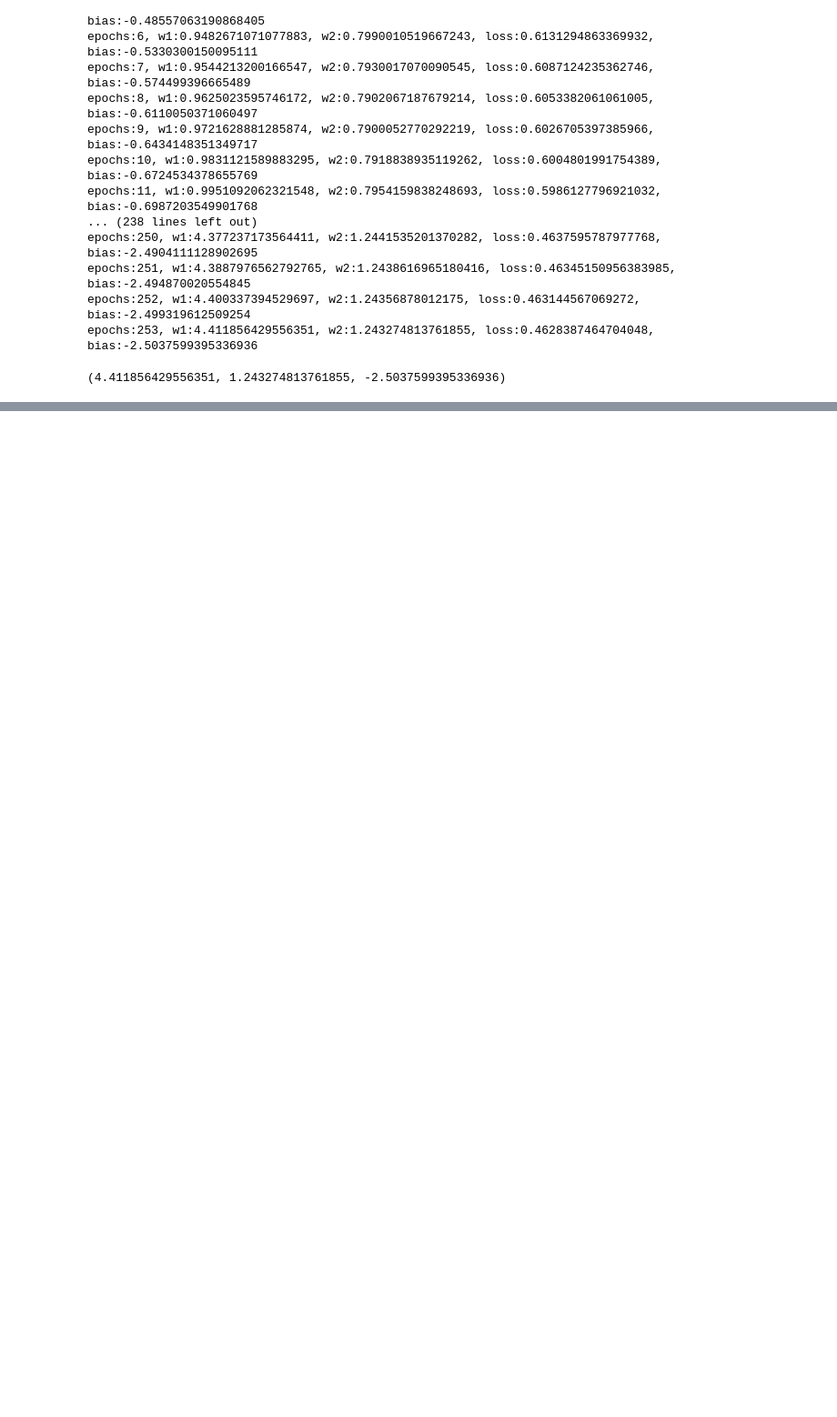
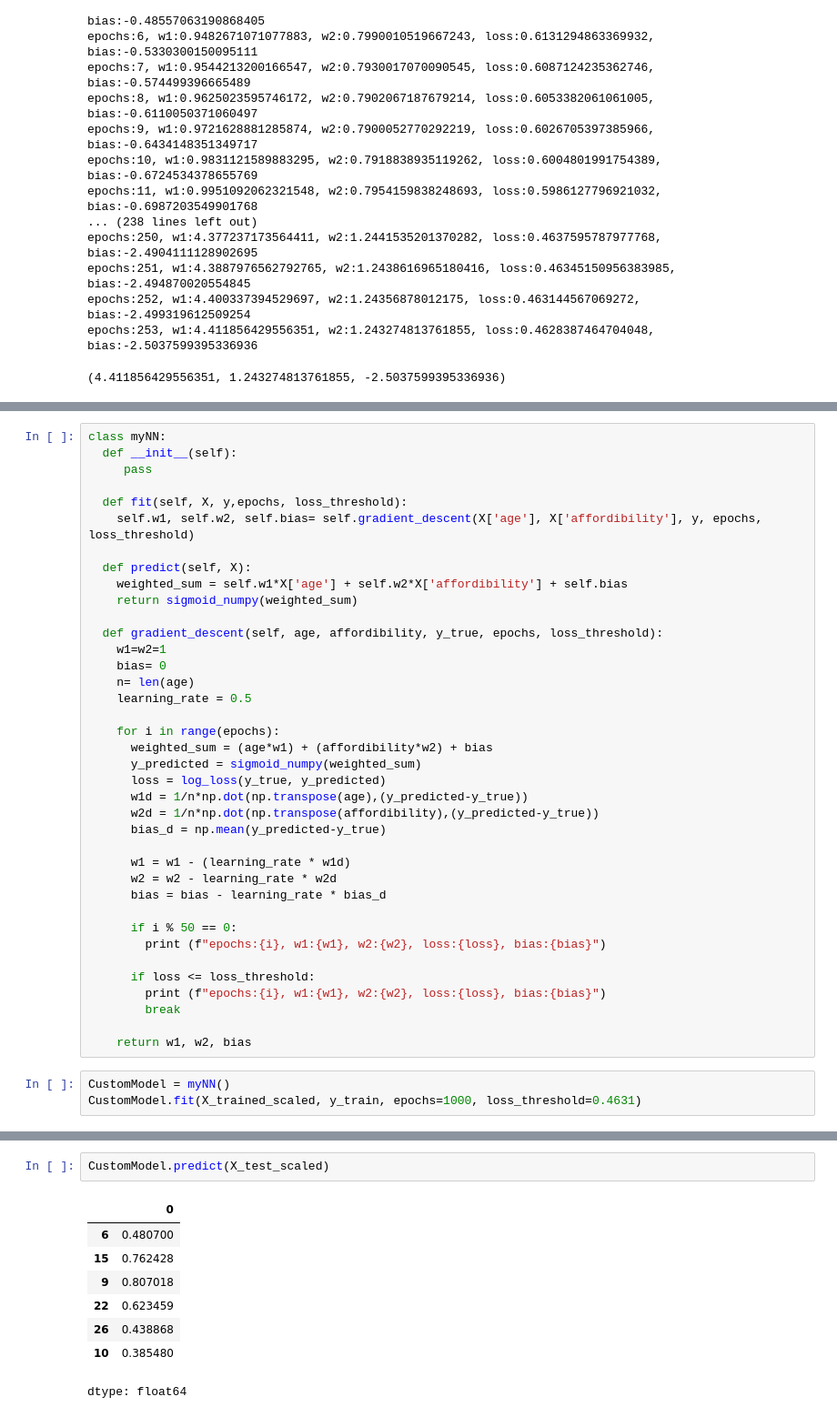
Before and after one commit to babatundeibukun/DEEP-LEARNING-PROJECT---COMPUTER, a Jupyter notebook: building_neural_network_from_first_principle_without_tensorflow_final_codebase.ipynb, the cells around one changed output, grey strips where cells are left out. Shown: that part at 91% size. Drawn from its saved outputs; the diff is of its cells as text; blank space fills up the shorter version.

```diff
--- a/building_neural_network_from_first_principle_without_tensorflow_final_codebase.ipynb
+++ b/building_neural_network_from_first_principle_without_tensorflow_final_codebase.ipynb
@@ -166,0 +169,41 @@ epochs:253, w1:4.411856429556351, w2:1.243274813761855, loss:0.4628387464704048,
+# %%
+class myNN:
+  def __init__(self):
+     pass
+
+  def fit(self, X, y,epochs, loss_threshold):
+    self.w1, self.w2, self.bias= self.gradient_descent(X['age'], X['affordibility'], y, epochs, loss_threshold)
+
+  def predict(self, X):
+    weighted_sum = self.w1*X['age'] + self.w2*X['affordibility'] + self.bias
+    return sigmoid_numpy(weighted_sum)
+
+  def gradient_descent(self, age, affordibility, y_true, epochs, loss_threshold):
+    w1=w2=1
+    bias= 0
+    n= len(age)
+    learning_rate = 0.5
+
+    for i in range(epochs):
+      weighted_sum = (age*w1) + (affordibility*w2) + bias
+      y_predicted = sigmoid_numpy(weighted_sum)
+      loss = log_loss(y_true, y_predicted)
+      w1d = 1/n*np.dot(np.transpose(age),(y_predicted-y_true))
+      w2d = 1/n*np.dot(np.transpose(affordibility),(y_predicted-y_true))
+      bias_d = np.mean(y_predicted-y_true)
+
+      w1 = w1 - (learning_rate * w1d)
+      w2 = w2 - learning_rate * w2d
+      bias = bias - learning_rate * bias_d
+
+      if i % 50 == 0:
+        print (f"epochs:{i}, w1:{w1}, w2:{w2}, loss:{loss}, bias:{bias}")
+
+      if loss <= loss_threshold:
+        print (f"epochs:{i}, w1:{w1}, w2:{w2}, loss:{loss}, bias:{bias}")
+        break
+
+    return w1, w2, bias
+# %%
+CustomModel = myNN()
+CustomModel.fit(X_trained_scaled, y_train, epochs=1000, loss_threshold=0.4631)
@@ -166,0 +218,11 @@ epochs:253, w1:4.411856429556351, w2:1.243274813761855, loss:0.4628387464704048,
+# %%
+CustomModel.predict(X_test_scaled)
+# %% [output]
+|  | 0 |
+| 6 | 0.480700 |
+| 15 | 0.762428 |
+| 9 | 0.807018 |
+| 22 | 0.623459 |
+| 26 | 0.438868 |
+| 10 | 0.385480 |
+dtype: float64
```
Also changed, not shown: parts of 2 cells of this notebook.
